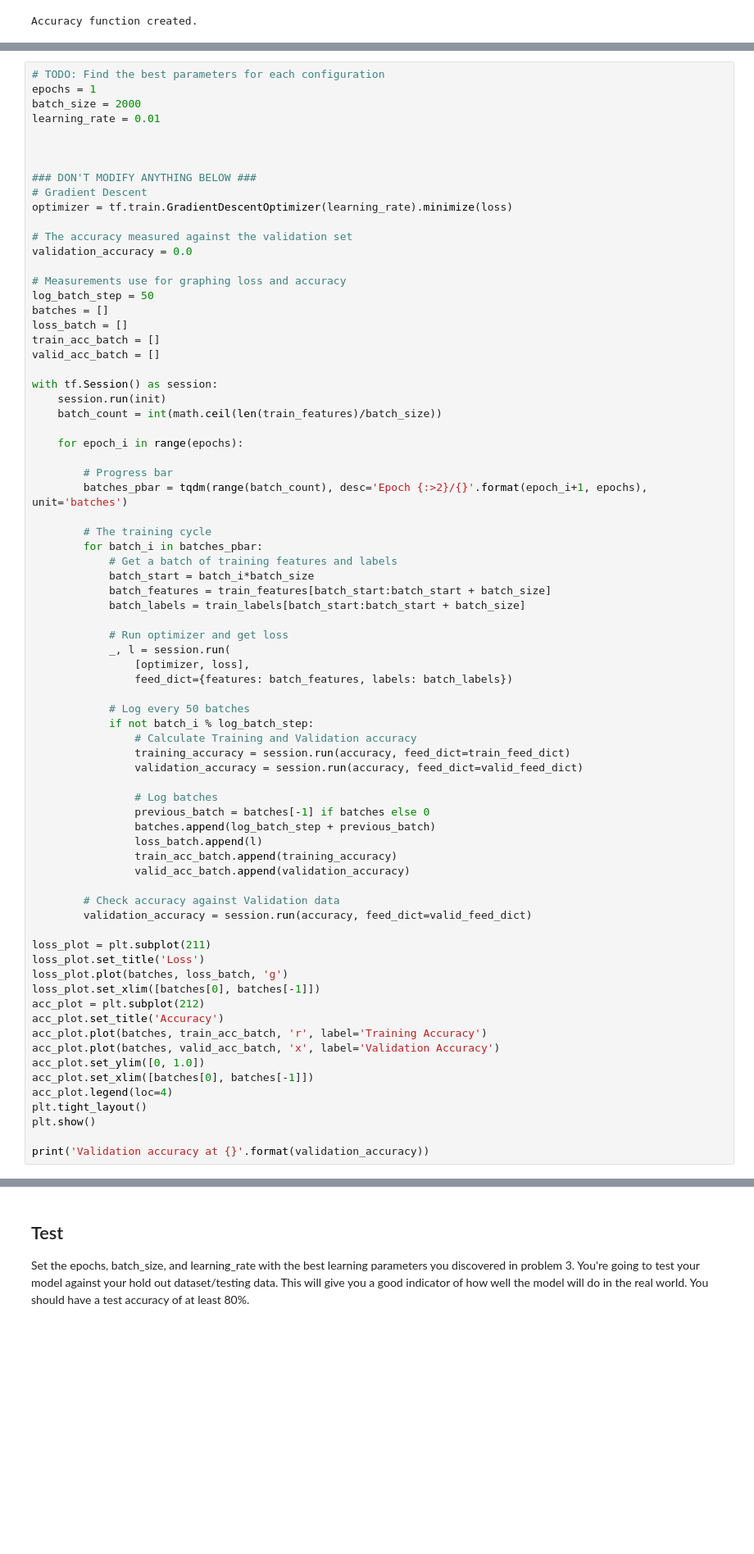
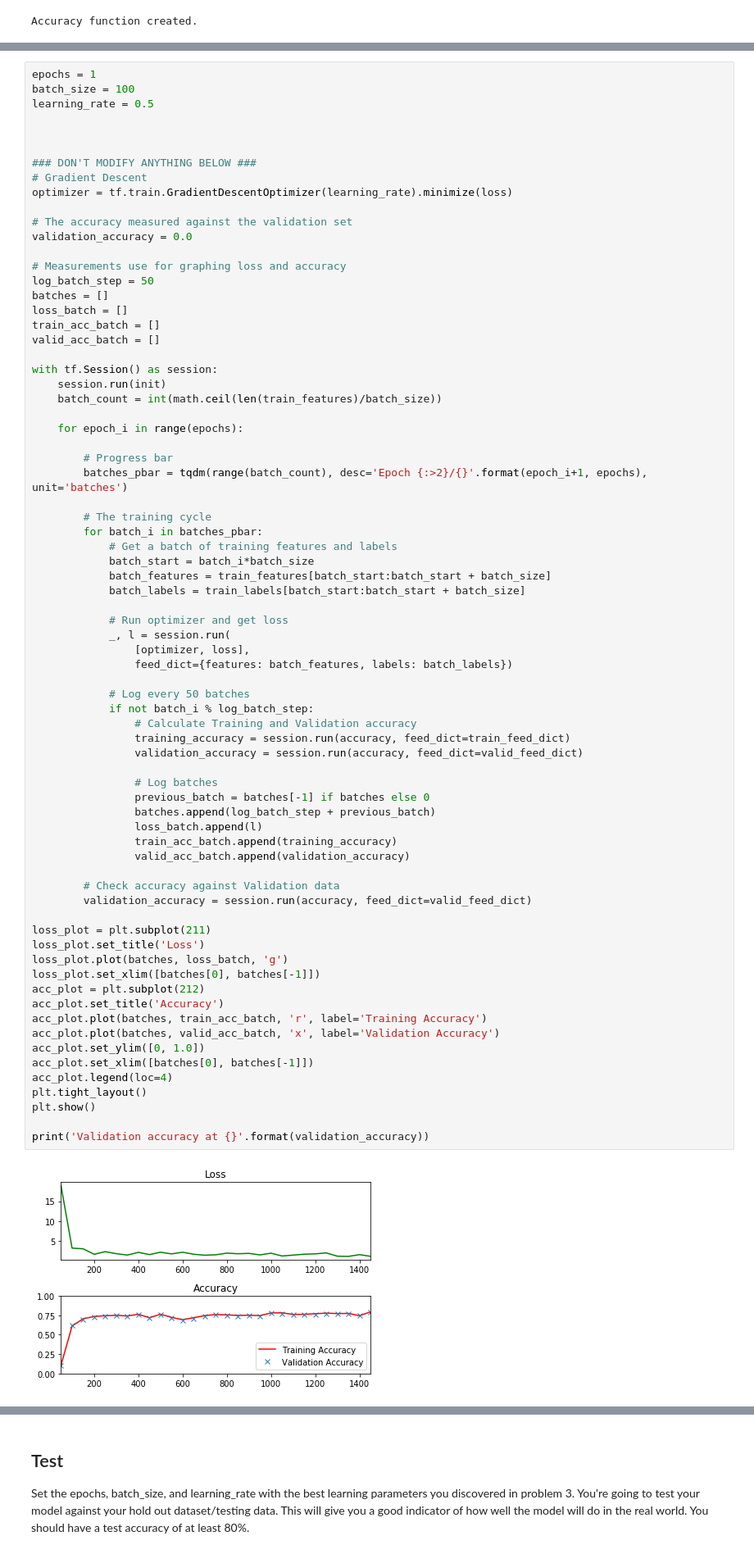
Before and after one commit to asmith9455/CarND-TensorFlow-Lab, a Jupyter notebook: lab.ipynb, the cells around one changed output, grey strips where cells are left out. Shown: that part at 82% size. Drawn from its saved outputs; the diff is of its cells as text; blank space fills up the shorter version.

```diff
--- a/lab.ipynb
+++ b/lab.ipynb
@@ -374,10 +374,9 @@ The code will print out a Loss and Accuracy graph, so you can see how well the n
 
 *If you're having trouble solving problem 3, you can view the solution [here](https://github.com/udacity/CarND-TensorFlow-Lab/blob/master/solutions.ipynb).*
 # %%
-# TODO: Find the best parameters for each configuration
 epochs = 1
-batch_size = 2000
-learning_rate = 0.01
+batch_size = 100
+learning_rate = 0.5
 
 
 
@@ -420,30 +419,32 @@ with tf.Session() as session:
             if not batch_i % log_batch_step:
                 # Calculate Training and Validation accuracy
                 training_accuracy = session.run(accuracy, feed_dict=train_feed_dict)
                 validation_accuracy = session.run(accuracy, feed_dict=valid_feed_dict)
 
                 # Log batches
                 previous_batch = batches[-1] if batches else 0
                 batches.append(log_batch_step + previous_batch)
                 loss_batch.append(l)
                 train_acc_batch.append(training_accuracy)
                 valid_acc_batch.append(validation_accuracy)
 
         # Check accuracy against Validation data
         validation_accuracy = session.run(accuracy, feed_dict=valid_feed_dict)
 
 loss_plot = plt.subplot(211)
 loss_plot.set_title('Loss')
 loss_plot.plot(batches, loss_batch, 'g')
 loss_plot.set_xlim([batches[0], batches[-1]])
 acc_plot = plt.subplot(212)
 acc_plot.set_title('Accuracy')
 acc_plot.plot(batches, train_acc_batch, 'r', label='Training Accuracy')
 acc_plot.plot(batches, valid_acc_batch, 'x', label='Validation Accuracy')
 acc_plot.set_ylim([0, 1.0])
 acc_plot.set_xlim([batches[0], batches[-1]])
 acc_plot.legend(loc=4)
 plt.tight_layout()
 plt.show()
 
 print('Validation accuracy at {}'.format(validation_accuracy))
+# %% [output]
+[figure, added]
```
Also changed, not shown: parts of 3 cells of this notebook.
